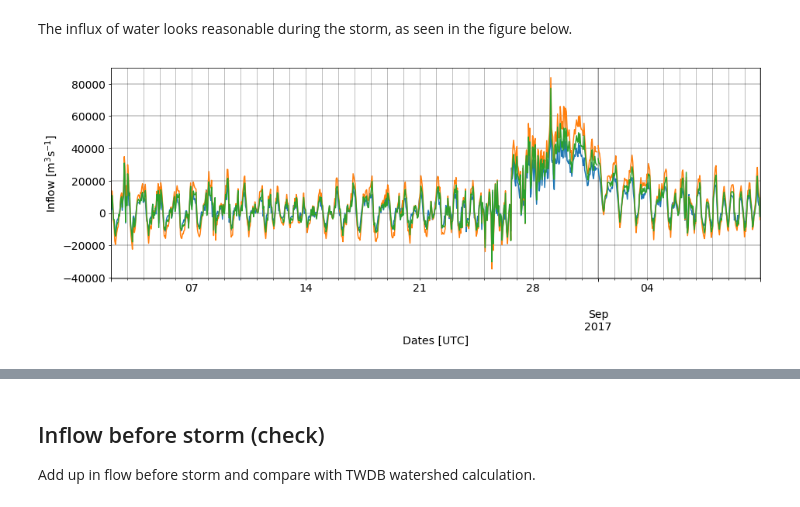
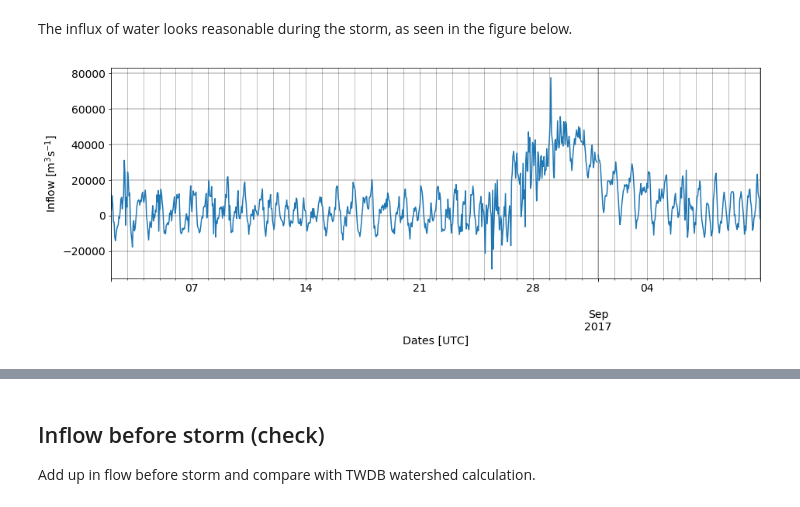
Before and after one commit to kthyng/flood_estimate, a Jupyter notebook: Hurricane Harvey Freshwater Input.ipynb, the cells around one changed output, grey strips where cells are left out. Saved outputs shown, nothing was run; the diff lists cells and outputs as text; code cells hidden in the pictures.

```diff
--- a/Hurricane Harvey Freshwater Input.ipynb
+++ b/Hurricane Harvey Freshwater Input.ipynb
@@ -557,7 +545,6 @@ Q_{ch} &= \iint_A U_{ch}(t) \, dA  \\
 where the integral of the along-channel velocity, $U_{ch}$, of a cross-section of Galveston channel is approximated by the along-channel velocity at buoy `g06010` times the approximate cross-sectional area, width $W$ times depth $D$. Instead of estimating the cross-sectional area of the channel, we leave this constant as a parameter to be estimated by comparing with the salinity conservation method. This parameter will include errors in the method too.
 # %%
 # negative sign because original orientation is positive into the bay
-Uch = -df['g06010: Along [cm/s], depth 7.8 [m]']/100.  # m/s
 Uch = -df['smean']/100.  # m/s
 # %% [markdown]
 ## 1b. From salinity conservation
@@ -697,25 +619,20 @@ We seek a fixed constant to improve the comparison of $U_{ch}$ with Qout1b. So,
 # %%
 # Use linear fit to find relationship between measurements.
 dst1 = '2017-7-1'; det1 = '2017-8-24'
-fs = [Qch1b, Qch1bfull1, Qch1bfull2]
-labels = ['Main bay', 'Full: BOLI', 'Full: MIDG']
 
 # Demonstrate fit of line
-fig, axes = plt.subplots(1,3,figsize=(14,5), sharey=True)
+fig, ax = plt.subplots(1,1,figsize=(8,8))
 
 # loop through fits
-ps = []
-for ax, f, label in zip(axes, fs, labels):
-    ind = (~Uch[dst1:det1].isnull()) & (~f[dst1:det1].isnull()).values
-    p = np.polyfit(Uch[dst1:det1].loc[ind], f[dst1:det1].loc[ind], 1)  # fit a straight line (order is 1)
-    ps.append(p)
-    ax.plot(Uch[dst1:det1], f[dst1:det1], '.', ms=6)
-    ax.plot(Uch[dst1:det1], np.polyval(p, Uch[dst1:det1]), 'm', lw=2)
-    ax.ticklabel_format(style='sci',scilimits=(-3,4),axis='y')
-    ax.set_xlabel('$u_{ch}$ [ms$^{-1}$]')
-    ax.set_title(label + ', slope: %3d' % p[0])
-    print(p)
+ind = (~Uch[dst1:det1].isnull()) & (~Qch1b[dst1:det1].isnull()).values
+p = np.polyfit(Uch[dst1:det1].loc[ind], Qch1b[dst1:det1].loc[ind], 1)  # fit a straight line (order is 1)
+ax.plot(Uch[dst1:det1], Qch1b[dst1:det1], '.', ms=6)
+ax.plot(Uch[dst1:det1], np.polyval(p, Uch[dst1:det1]), 'm', lw=2)
+ax.ticklabel_format(style='sci',scilimits=(-3,4),axis='y')
+ax.set_xlabel('$u_{ch}$ [ms$^{-1}$]')
+ax.set_title('slope: %3d' % p[0])
+print(p)
 
-axes[0].set_ylabel('$Q^s_{ch}$ [m$^3$s$^{-1}$]')
-fig.savefig('figures/linear_regression_Qch.pdf', bbox_inches='tight')
+ax.set_ylabel('$Q^s_{ch}$ [m$^3$s$^{-1}$]')
+fig.savefig('figures/linear_regression_Qch_only.pdf', bbox_inches='tight')
 # %% [output]
@@ -729,14 +644,9 @@ The improved channel flux is the the data-based method (1a) times the slope of t
 Note that since the p[0] accounts for both channel area and an error factor, its units are m$^2$.
 # %%
 # this is now the improved flux calculation which applies during the storm too
-# main bay
-Qch = Uch*ps[0][0]  # m^3/s
-
-# full: BOLI
-Qchfull1 = Uch*ps[1][0]  # m^3/s
 
 # full: MIDG
-Qchfull2 = Uch*ps[2][0]
+Qch = Uch*p[0]
 # %% [markdown]
 With this adjustment, the two approaches align well before the storm, as seen in the figure below. The salinity conservation approach (method 1b) does not give reasonable results once the bay is too fresh (around August 28th).
 # %%
@@ -830,14 +729,13 @@ Qinfull2 = Qchfull2 + dVdt + dVwdt
+# %%
+# full bay, MIDG
+Qin = Qch + dVdt + dVwdt
 # %% [markdown]
 The influx of water looks reasonable during the storm, as seen in the figure below.
 # %%
 Qin['2017-8-2':'2017-9-10'].plot(figsize=(15,5), grid=True)
-Qinfull1['2017-8-2':'2017-9-10'].plot(figsize=(15,5), grid=True)
-Qinfull2['2017-8-2':'2017-9-10'].plot(figsize=(15,5), grid=True)
-# (Qin['2017-8-20':'2017-9-10'].rolling(center=True, window=10).mean()).plot(figsize=(15,5), grid=True)
-# Qch['2017-8-20':'2017-9-10'].plot(grid=True)
 plt.grid(which='major', lw=1.5, color='k', alpha=0.25)
 plt.grid(which='minor', lw=1, color='k', alpha=0.25)
 plt.ylabel('Inflow [m$^3$s$^{-1}$]')
-plt.savefig('figures/Qin.pdf', bbox_inches='tight')
+plt.savefig('figures/Qin_only.pdf', bbox_inches='tight')
 # %% [output]
-[figure, old version]
+[figure, new version]
```
Also changed, not shown: parts of 77 cells of this notebook.
